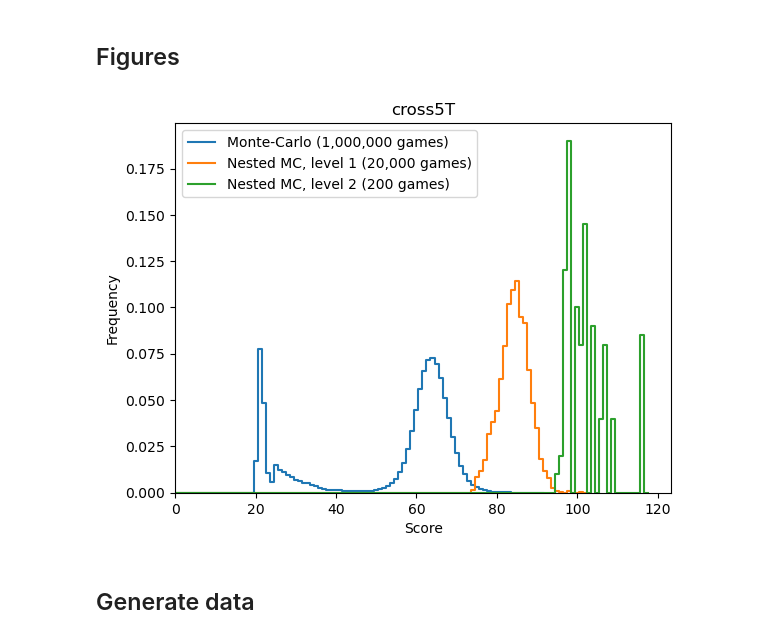
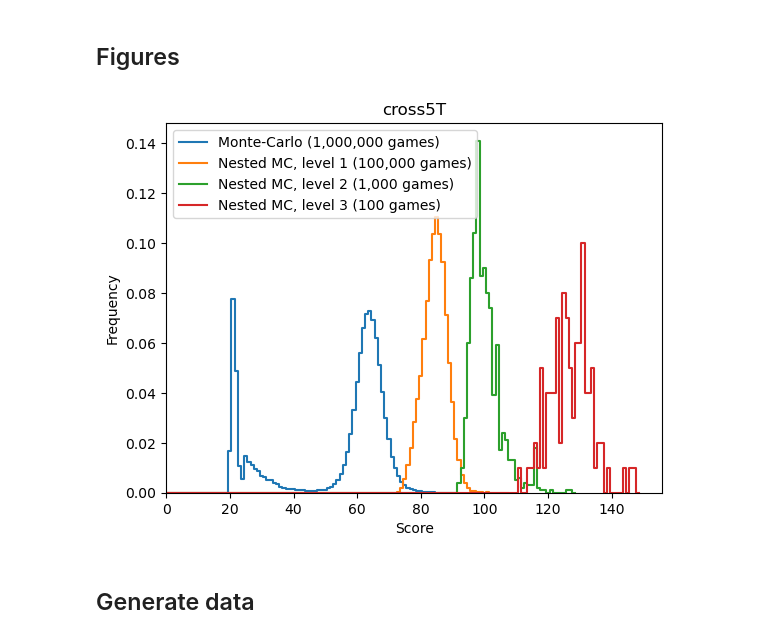
Before and after one commit to gillioz/MorpionSolitaire, a Jupyter notebook: cpp/Statistics.ipynb, the cells around one changed output. Cells and saved outputs as stored; diff of their text form; code cells hidden in the pictures.

```diff
--- a/cpp/Statistics.ipynb
+++ b/cpp/Statistics.ipynb
@@ -39,6 +39,7 @@ prefix = '{}{}{}'.format('cross' if game_type == 'c' else 'pipe', line_length +
 mc_file = data_folder + prefix + '_mc.npy'
 nested_file = data_folder + prefix + '_nested.npy'
 nested2_file = data_folder + prefix + '_nested2.npy'
+nested3_file = data_folder + prefix + '_nested3.npy'
 
 prefix
 # %% [output]
@@ -55,17 +56,18 @@ def plot_frequency(file, label):
 # %%
 plot_frequency(mc_file, 'Monte-Carlo')
 plot_frequency(nested_file, 'Nested MC, level 1')
 plot_frequency(nested2_file, 'Nested MC, level 2')
+plot_frequency(nested3_file, 'Nested MC, level 3')
 plt.xlim(0)
 plt.ylim(0)
 plt.xlabel("Score")
 plt.ylabel("Frequency")
 plt.title(prefix)
 plt.legend()
 plt.savefig(data_folder + prefix + '.png')
 plt.show()
 # %% [output]
-[figure, old version]
+[figure, new version]
 # %% [markdown]
 ## Generate data
 # %%
```
Also changed, not shown: parts of 4 cells of this notebook, 19 other files.
